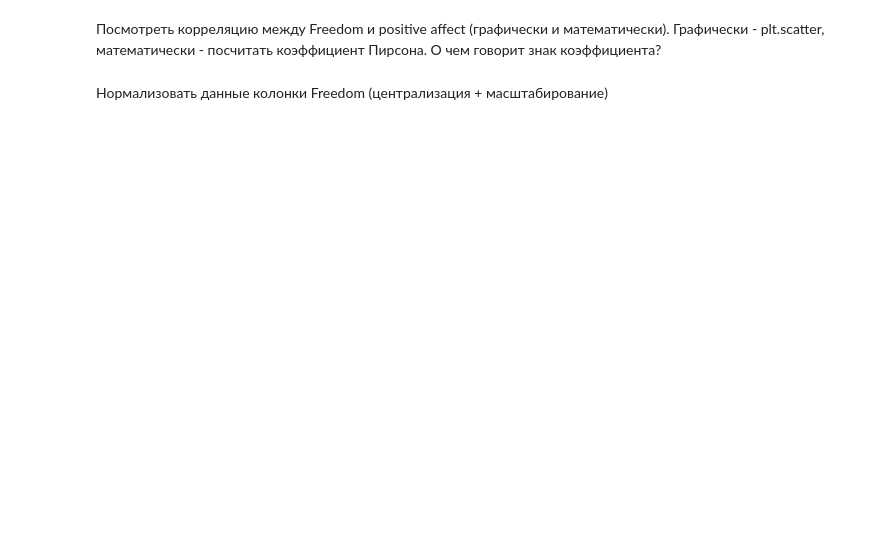
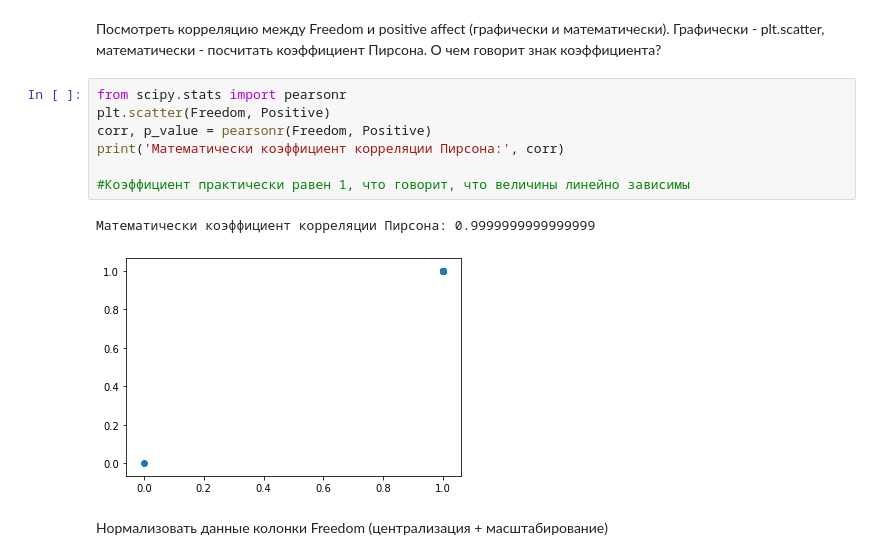
Before and after one commit to iamdenizzz/pyda-10, a Jupyter notebook: 18/homework-3.ipynb, the cells around one changed output. Cells and saved outputs as stored; diff of their text form; blank space fills up the shorter version.

```diff
--- a/18/homework-3.ipynb
+++ b/18/homework-3.ipynb
@@ -98,4 +111,14 @@ df['Freedom'].tolist()
 # %% [markdown]
 Посмотреть корреляцию между Freedom и positive affect (графически и математически). Графически - plt.scatter, математически - посчитать коэффициент Пирсона. О чем говорит знак коэффициента?
+# %%
+from scipy.stats import pearsonr
+plt.scatter(Freedom, Positive)
+corr, p_value = pearsonr(Freedom, Positive)
+print('Математически коэффициент корреляции Пирсона:', corr)
+
+#Коэффициент практически равен 1, что говорит, что величины линейно зависимы
+# %% [output]
+Математически коэффициент корреляции Пирсона: 0.9999999999999999
+[figure, added]
 # %% [markdown]
 Нормализовать данные колонки Freedom (централизация + масштабирование)
```
Also changed, not shown: parts of 13 cells of this notebook, 2 other files.
